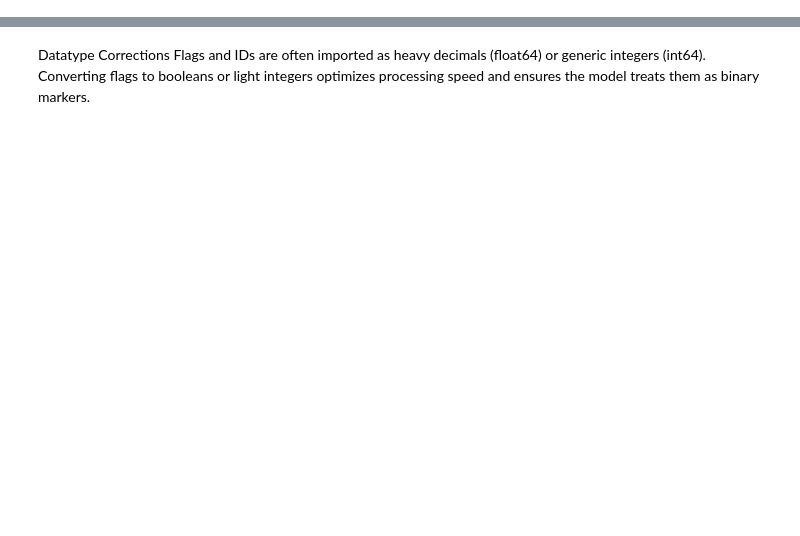
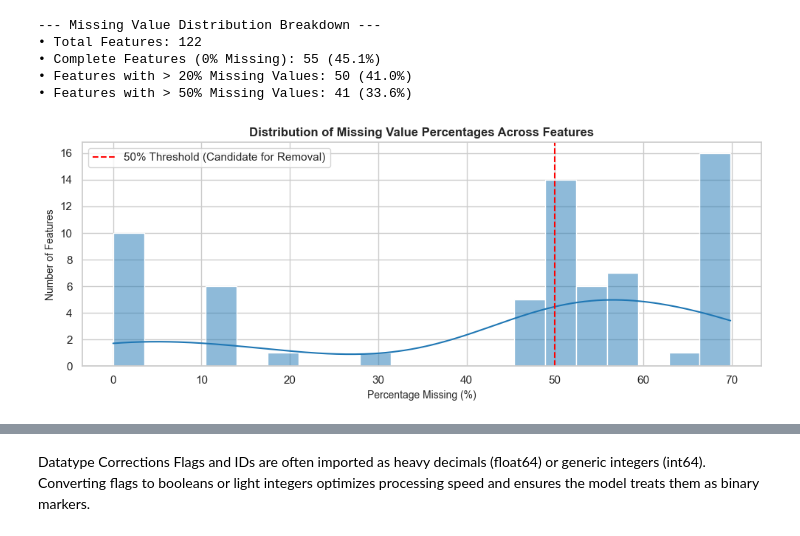
Before and after one commit to godiyajatin-ops/Credit_Risk_Project, a Jupyter notebook: Notebooks/credit_risk_analysis.ipynb, the cells around one changed output, grey strips where cells are left out. Cells and saved outputs as stored; diff of their text form; code cells hidden in the pictures; blank space fills up the shorter version.

```diff
--- a/Notebooks/credit_risk_analysis.ipynb
+++ b/Notebooks/credit_risk_analysis.ipynb
@@ -483,0 +97,20 @@ See https://pandas.pydata.org/docs/user_guide/migration-3-strings.html#string-mi
+# %%
+# Check data types and memory usage info
+# Overview of memory footprint and data types
+print("--- Dataframe Memory & Type Summary ---")
+train.info(verbose=False)
+print("\n" + "="*50 + "\n")
+
+# Calculate missing value counts and percentages
+missing_counts = train.isnull().sum()
+missing_pct = (missing_counts / len(train)) * 100
+
+# Create structured missingness DataFrame
+missing_df = pd.DataFrame({
+    'Missing Count': missing_counts,
+    'Percentage (%)': missing_pct
+}).sort_values(by='Percentage (%)', ascending=False)
+
+# Display top 15 features with highest missingness
+print("Top 15 Features with Highest Missing Values:")
+missing_df[missing_df['Missing Count'] > 0].head(15)
@@ -483,0 +148,30 @@ See https://pandas.pydata.org/docs/user_guide/migration-3-strings.html#string-mi
+# %%
+# Missing Value Threshold Analysis (Business Decision Helper)
+total_cols = train.shape[1]
+cols_no_missing = (missing_df['Percentage (%)'] == 0).sum()
+cols_gt_50_missing = (missing_df['Percentage (%)'] > 50).sum()
+cols_gt_20_missing = (missing_df['Percentage (%)'] > 20).sum()
+
+print("--- Missing Value Distribution Breakdown ---")
+print(f"• Total Features: {total_cols}")
+print(f"• Complete Features (0% Missing): {cols_no_missing} ({cols_no_missing/total_cols:.1%})")
+print(f"• Features with > 20% Missing Values: {cols_gt_20_missing} ({cols_gt_20_missing/total_cols:.1%})")
+print(f"• Features with > 50% Missing Values: {cols_gt_50_missing} ({cols_gt_50_missing/total_cols:.1%})")
+
+# Visualizing Missing Data Distribution
+plt.figure(figsize=(10, 4), dpi=100)
+sns.histplot(missing_df[missing_df['Percentage (%)'] > 0]['Percentage (%)'], bins=20, kde=True, color='#1f77b4')
+plt.title('Distribution of Missing Value Percentages Across Features', fontsize=12, fontweight='bold')
+plt.xlabel('Percentage Missing (%)', fontsize=10)
+plt.ylabel('Number of Features', fontsize=10)
+plt.axvline(50, color='red', linestyle='--', label='50% Threshold (Candidate for Removal)')
+plt.legend()
+plt.tight_layout()
+plt.show()
+# %% [output]
+--- Missing Value Distribution Breakdown ---
+• Total Features: 122
+• Complete Features (0% Missing): 55 (45.1%)
+• Features with > 20% Missing Values: 50 (41.0%)
+• Features with > 50% Missing Values: 41 (33.6%)
+[figure, added]
```
Also changed, not shown: parts of 54 cells of this notebook.
